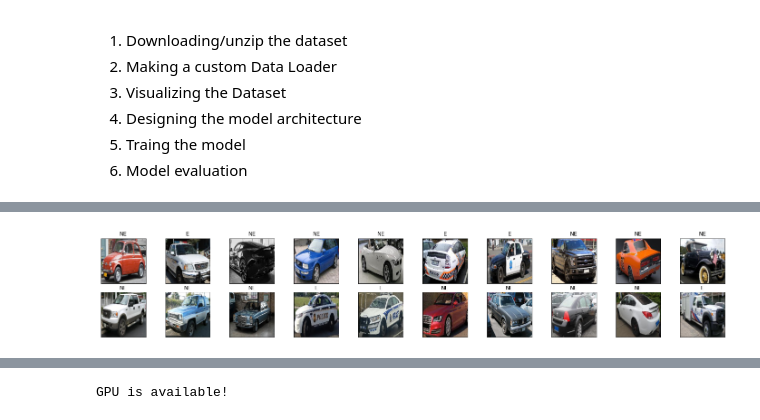
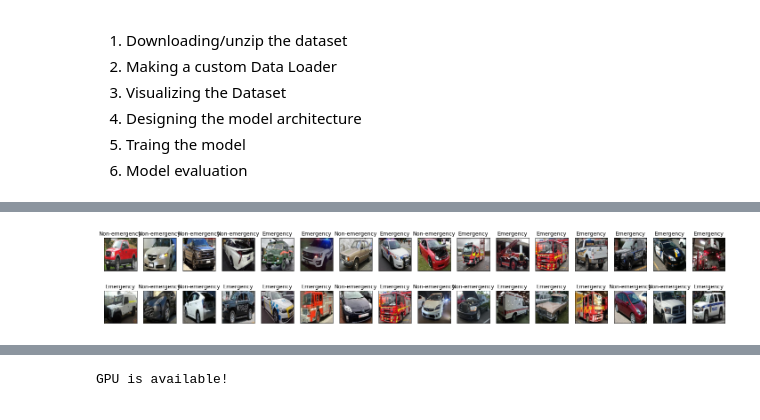
Before and after one commit to sumanyurosha/hackathons, a Jupyter notebook: AnalyticsVidya/JanataHackathon.ipynb, the cells around one changed output, grey strips where cells are left out. Saved outputs shown, nothing was run; the diff lists cells and outputs as text; code cells hidden in the pictures.

Commit message:
pre-cropped the images and then laoded them into dataset and trained the classification layer of pre-trained VGG16 model with a learning rate of 0.01 over 50 epochs.

```diff
--- a/AnalyticsVidya/JanataHackathon.ipynb
+++ b/AnalyticsVidya/JanataHackathon.ipynb
@@ -264,22 +58,19 @@ from torch.utils.data.sampler import SubsetRandomSampler
 import numpy as np
 
 # number of samples per batch
-batch_size = 20
+batch_size = 32
 # validation set size
 valid_size = 0.2
 # test set size
 test_size = 0.2
+# number of workers to load batches
+num_workers = 0
 
-image_dir = "/content/drive/My Drive/Resources/Dataset/janata-hackathon/images"
+image_dir = "/content/drive/My Drive/Resources/Dataset/janata-hackathon/cropped-images"
 train_csv_file = "/content/drive/My Drive/Resources/Dataset/janata-hackathon/train.csv"
 test_csv_file = "/content/drive/My Drive/Resources/Dataset/janata-hackathon/test_vc2kHdQ.csv"
 
-train_transform = transforms.Compose([#transforms.ToPILImage(),
-                                    #  transforms.RandomHorizontalFlip(p=0.5),
-                                    #  transforms.RandomRotation(degrees=30),
-                                    #  CropVehicle(),
-                                      YoloCropVehicle(),
-                                      transforms.ToPILImage(),
+train_transform = transforms.Compose([transforms.ToPILImage(),
                                       transforms.Resize((224,224)),
                                       transforms.ToTensor(),
                                       transforms.Normalize([0.5, 0.5, 0.5],
@@ -306,12 +97,13 @@ train_idx, valid_idx = indices[split:], indices[:split]
 train_sampler = SubsetRandomSampler(train_idx)
 valid_sampler = SubsetRandomSampler(valid_idx)
 
-# prepare data loaders (combine dataset and sampler)
+# # prepare data loaders (combine dataset and sampler)
 train_loader = torch.utils.data.DataLoader(train_dataset, batch_size=batch_size,
-    sampler=train_sampler)
+    sampler=train_sampler, num_workers=num_workers)
 valid_loader = torch.utils.data.DataLoader(train_dataset, batch_size=batch_size,
-    sampler=valid_sampler)
-test_loader = torch.utils.data.DataLoader(test_dataset, batch_size=batch_size)
+    sampler=valid_sampler, num_workers=num_workers)
+test_loader = torch.utils.data.DataLoader(test_dataset, batch_size=batch_size,
+                                          num_workers=num_workers, shuffle=True)
 # %%
 import matplotlib.pyplot as plt
 %matplotlib inline
@@ -323,18 +138,18 @@ def imshow(img):
 # %%
-classes = ['NE', 'E']
-
 # obtain one batch of training images
 dataiter = iter(train_loader)
 images, labels = dataiter.next()
 images = images.numpy() # convert images to numpy for display
 
+classes = ['Non-emergency', 'Emergency']
+
 # plot the images in the batch, along with the corresponding labels
 fig = plt.figure(figsize=(25, 4))
 # display 20 images
 for idx in np.arange(batch_size):
-    ax = fig.add_subplot(2, 20/2, idx+1, xticks=[], yticks=[])
+    ax = fig.add_subplot(2, batch_size/2, idx+1, xticks=[], yticks=[])
     imshow(images[idx])
     #ax.set_title(classes[labels[idx]])
     ax.set_title(classes[labels[idx]])
 # %% [output]
-[figure, old version]
+[figure, new version]
```
Also changed, not shown: parts of 20 cells of this notebook.
